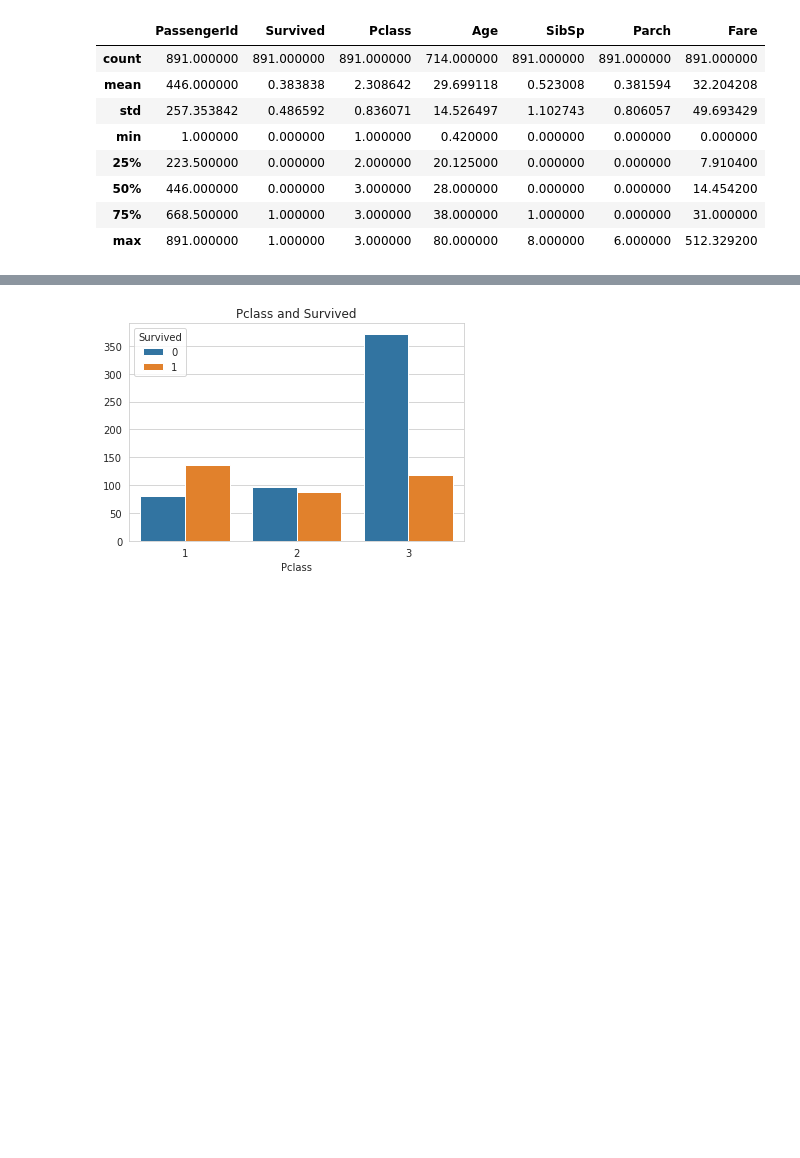
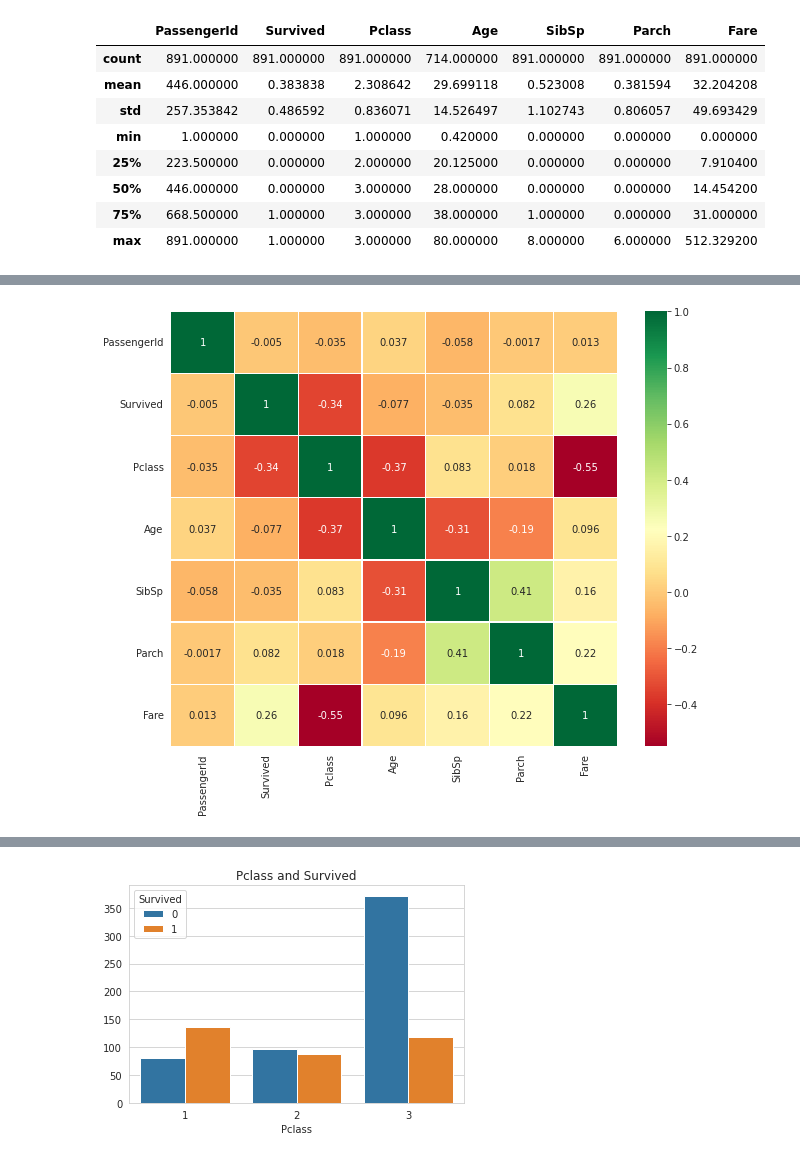
Before and after one commit to Dabin-Park/EDA, a Jupyter notebook: 타이타닉.ipynb, the cells around one changed output, grey strips where cells are left out. Drawn from its saved outputs; the diff is of its cells as text; code cells hidden in the pictures; blank space fills up the shorter version.

```diff
--- a/타이타닉.ipynb
+++ b/타이타닉.ipynb
@@ -133,3 +166,10 @@ train_df.describe(include=['O'])
+# %%
+sns.heatmap(train_df.corr(),annot=True,cmap='RdYlGn',linewidths=0.2) #data.corr()-->correlation matrix
+fig=plt.gcf()
+fig.set_size_inches(10,8)
+plt.show()
+# %% [output]
+[figure, added]
 # %%
 labels = ['Survived', 'Dead']
 train_df['Survived'].value_counts().plot.pie(labels = labels, explode = [0,0.1], autopct = '%1.1f%%', shadow = True)
```
Also changed, not shown: parts of 61 cells of this notebook.
